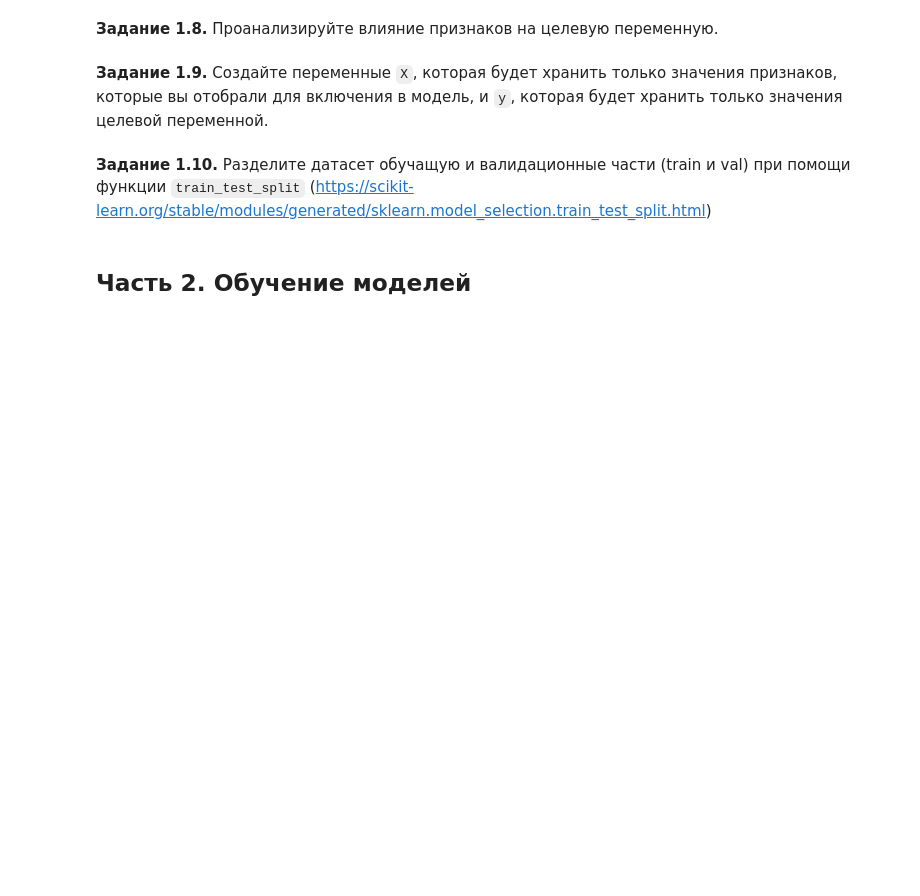
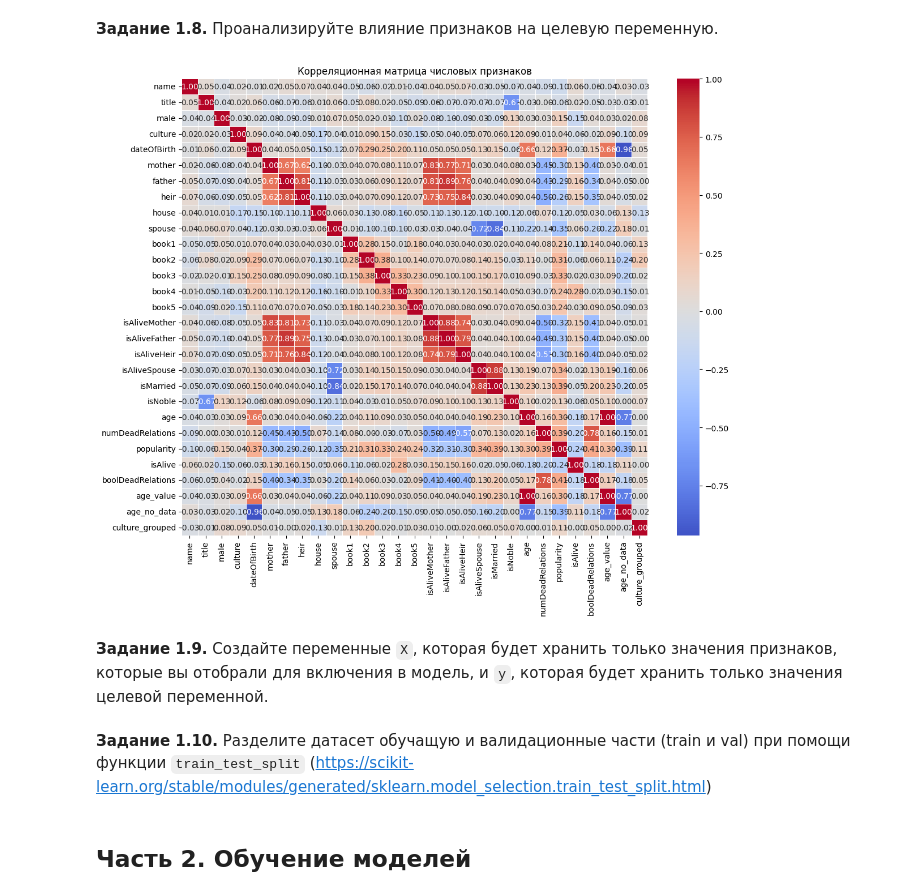
Before and after one commit to Ggh13/BIVT-2024-Lab-6, a Jupyter notebook: week_01_ml_intro/Homework/hw_1_game_of_thrones.ipynb, the cells around one changed output. Cells and saved outputs as stored; diff of their text form; code cells hidden in the pictures; blank space fills up the shorter version.

```diff
--- a/week_01_ml_intro/Homework/hw_1_game_of_thrones.ipynb
+++ b/week_01_ml_intro/Homework/hw_1_game_of_thrones.ipynb
@@ -434,0 +452,18 @@ data.describe(include = [int,float]).T[['count', 'min', 'max']].assign(N_unique_
+# %%
+from sklearn.preprocessing import LabelEncoder, OneHotEncoder
+encoders = {}
+binary_categorical = ['isAlive', 'isAliveMother', 'isAliveFather', 'isAliveHeir', 'boolDeadRelations']
+for col in binary_categorical:
+    if col in data.columns:
+        le = LabelEncoder()
+        data[col] = le.fit_transform(data[col])
+        encoders[col] = le
+# %%
+non_numeric_columns = data.select_dtypes(include=['object', 'category']).columns
+print(f"\nНечисловые столбцы: {list(non_numeric_columns)}")
+
+# Посмотрим уникальные значения в проблемных столбцах
+for col in non_numeric_columns:
+  le = LabelEncoder()
+  data[col] = le.fit_transform(data[col])
+  encoders[col] = le
@@ -434,0 +483,5 @@ data.describe(include = [int,float]).T[['count', 'min', 'max']].assign(N_unique_
+# %%
+data['dateOfBirth'] = data['dateOfBirth'].fillna(0)
+data['isAliveSpouse'] = data['isAliveSpouse'].fillna(0)
+data['age'] = data['age'].fillna(0)
+data['age_value'] = data['age_value'].fillna(0)
@@ -439,2 +508,21 @@ data.describe(include = [int,float]).T[['count', 'min', 'max']].assign(N_unique_
+# %%
+numeric_columns = data.select_dtypes(include=[np.number]).columns
+
+# Создаем корреляционную матрицу
+correlation_matrix = data[numeric_columns].corr()
+
+# Визуализация тепловой карты корреляции
+plt.figure(figsize=(12, 10))
+sb.heatmap(correlation_matrix,
+            annot=True,
+            cmap='coolwarm',
+            center=0,
+            fmt='.2f',
+            linewidths=0.5)
+plt.title('Корреляционная матрица числовых признаков')
+plt.tight_layout()
+plt.show()
+# %% [output]
+[figure, added]
 # %% [markdown]
 **Задание 1.9.** Создайте переменные `X`, которая будет хранить только значения признаков, которые вы отобрали для включения в модель, и `y`, которая будет хранить только значения целевой переменной.
```
Also changed, not shown: parts of 19 cells of this notebook.
